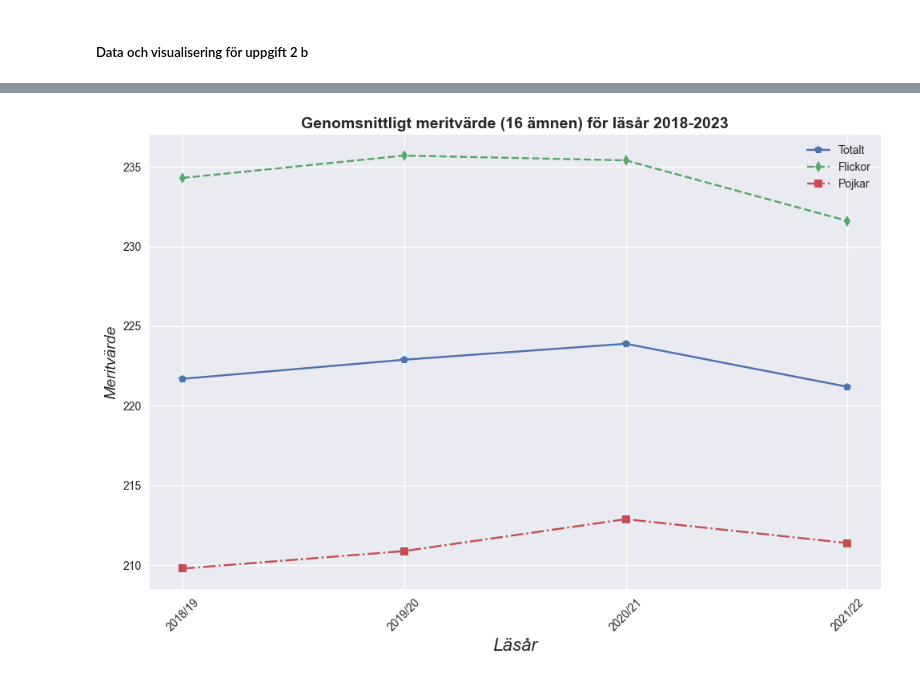
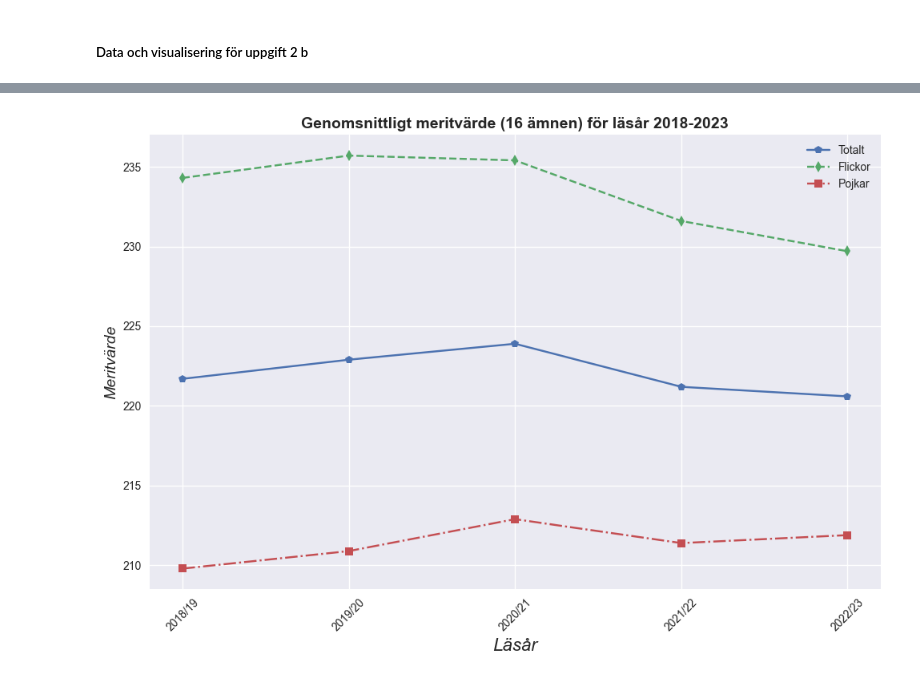
Before and after one commit to suseliwen/Labb2---skolstatistik, a Jupyter notebook: Labb2_uppgift2.ipynb, the cells around one changed output, grey strips where cells are left out. Drawn from its saved outputs; the diff is of its cells as text; code cells hidden in the pictures.

```diff
--- a/Labb2_uppgift2.ipynb
+++ b/Labb2_uppgift2.ipynb
@@ -98,11 +122,8 @@ plt.show()
 # %%
 #Skapar en ny datafram som enbart innehåller kolumnerna för elever som saknar betyg.
-df_meritvärde = df[["Läsår", "Meritvärde genomsnitt 16 ämnen: Totalt","Meritvärde genomsnitt 16 ämnen: Flickor", "Meritvärde genomsnitt 16 ämnen: Pojkar" ]]
+df_meritvärde = df[["Läsår", "Meritvärde genomsnitt 16 ämnen: Totalt","Meritvärde genomsnitt 16 ämnen: Flickor", "Meritvärde genomsnitt 16 ämnen: Pojkar" ]].iloc[:5, :]
 
-#Slicar raderna, så jag enbart får med de rader som innehåller läsår.
-df_meritvärde_new = df_meritvärde.iloc[:4, :]
-
-df_meritvärde_new
+df_meritvärde
 # %% [output]
 |  | Läsår | Meritvärde genomsnitt 16 ämnen: T... | Meritvärde genomsnitt 16 ämnen: F... | Meritvärde genomsnitt 16 ämnen: P... |
 | 0 | 2018/19 | 221.7 | 234.3 | 209.8 |
@@ -112,27 +134,27 @@ df_meritvärde_new
 # %%
 #Skapar en plot
-x = df_meritvärde_new["Läsår"]
-y = df_meritvärde_new["Meritvärde genomsnitt 16 ämnen: Totalt"]
-y1 = df_meritvärde_new["Meritvärde genomsnitt 16 ämnen: Flickor"]
-y2 = df_meritvärde_new["Meritvärde genomsnitt 16 ämnen: Pojkar"]
+x = df_meritvärde["Läsår"]
+y = df_meritvärde["Meritvärde genomsnitt 16 ämnen: Totalt"]
+y1 = df_meritvärde["Meritvärde genomsnitt 16 ämnen: Flickor"]
+y2 = df_meritvärde["Meritvärde genomsnitt 16 ämnen: Pojkar"]
 
 plt.style.use('seaborn-v0_8')
 plt.figure(figsize=(10, 7))
 
 #Plottar varje linje separat
 plt.plot(x, y, marker='p', linestyle='-', label="Totalt")
 plt.plot(x, y1, marker='d', linestyle='--', label="Flickor")
 plt.plot(x, y2, marker='s', linestyle='-.', label="Pojkar")
 
 #Anpassningar diagrammet
 plt.xlabel("Läsår", fontsize = 16,  fontstyle="italic")
 plt.ylabel("Meritvärde", fontsize = 14,  fontstyle="italic")
 plt.title("Genomsnittligt meritvärde (16 ämnen) för läsår 2018-2023", fontsize= 14, fontweight="bold")
 plt.xticks(rotation=45)
 plt.legend()
 plt.grid(True)
 plt.tight_layout()
 
 plt.show()
 # %% [output]
-[figure, old version]
+[figure, new version]
```
Also changed, not shown: parts of 12 cells of this notebook, 1 other file.
